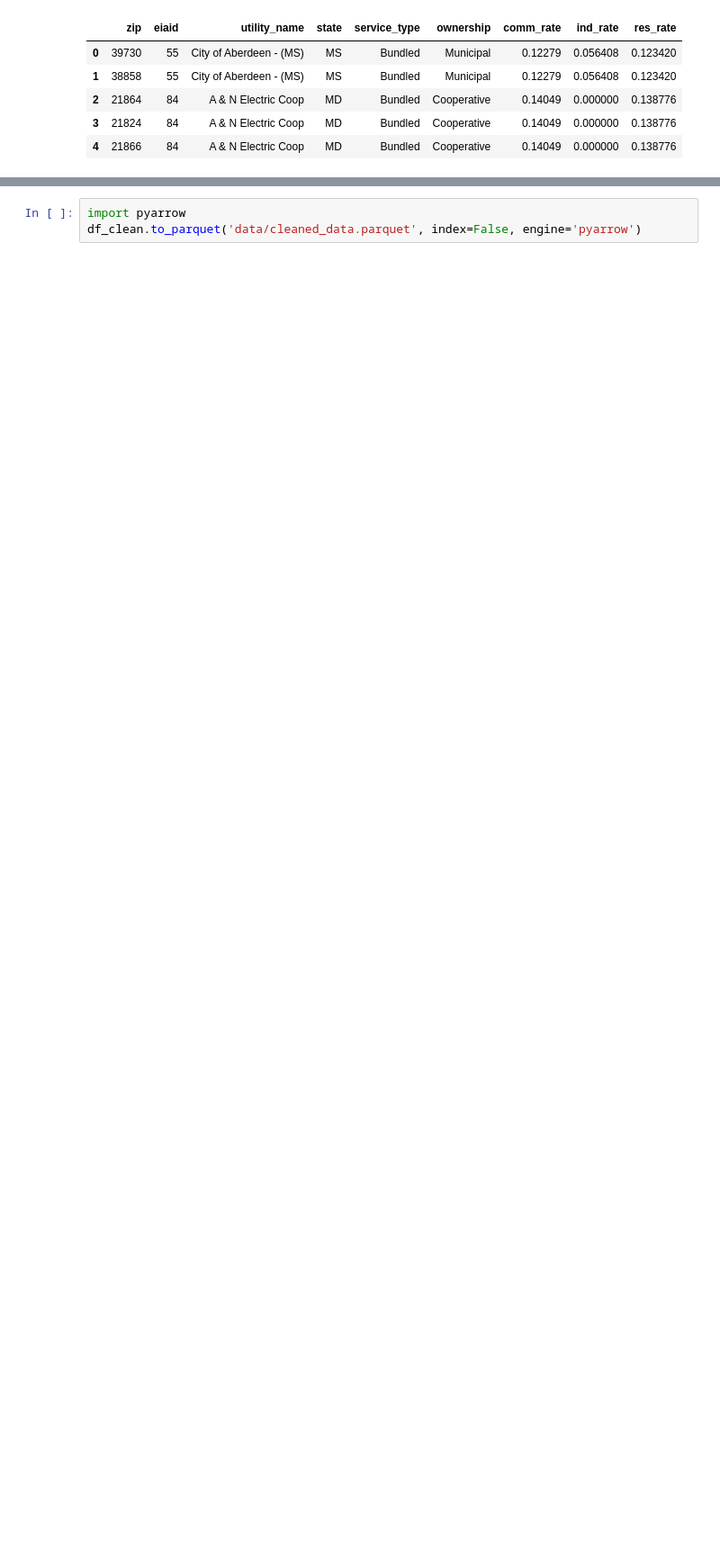
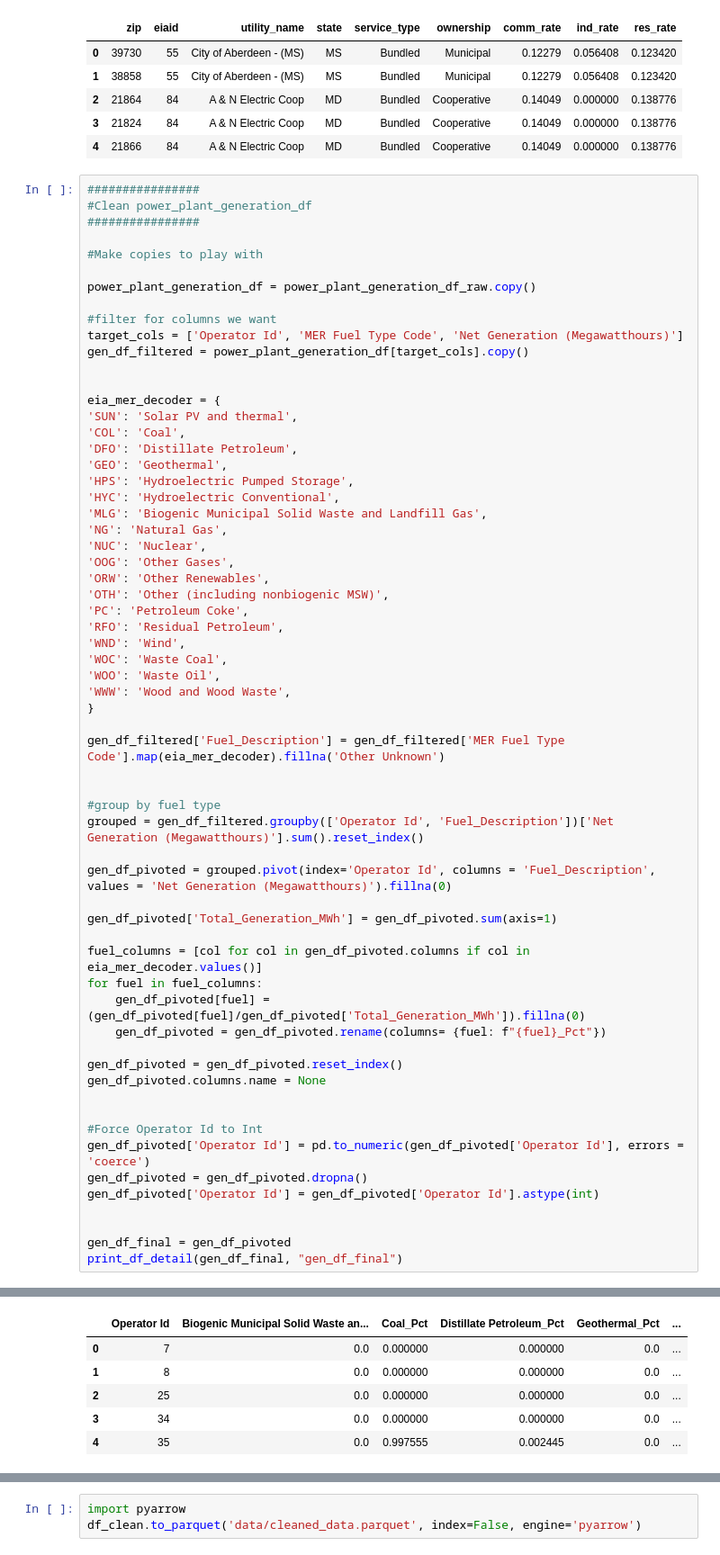
Before and after one commit to jcraciun/watts-the-cost-DATASCI-207, a Jupyter notebook: Watt is the Cost Data Cleaning.ipynb, the cells around one changed output, grey strips where cells are left out. Shown at 90% size. Cells and saved outputs as stored; diff of their text form; blank space fills up the shorter version.

```diff
--- a/Watt is the Cost Data Cleaning.ipynb
+++ b/Watt is the Cost Data Cleaning.ipynb
@@ -304,3 +421,66 @@ Column 8:     res_rate  │   1145 unique values  │  dtype: float64  │  null
 | 2 | 21864 | 84 | A & N Electric Coop | MD | Bundled | Cooperative | 0.14049 | 0.000000 | 0.138776 |
 | 3 | 21824 | 84 | A & N Electric Coop | MD | Bundled | Cooperative | 0.14049 | 0.000000 | 0.138776 |
 | 4 | 21866 | 84 | A & N Electric Coop | MD | Bundled | Cooperative | 0.14049 | 0.000000 | 0.138776 |
+# %%
+################
+#Clean power_plant_generation_df
+################
+
+#Make copies to play with
+
+power_plant_generation_df = power_plant_generation_df_raw.copy()
+
+#filter for columns we want
+target_cols = ['Operator Id', 'MER Fuel Type Code', 'Net Generation (Megawatthours)']
+gen_df_filtered = power_plant_generation_df[target_cols].copy()
+
+
+eia_mer_decoder = {
+'SUN': 'Solar PV and thermal',
+'COL': 'Coal',
+'DFO': 'Distillate Petroleum',
+'GEO': 'Geothermal',
+'HPS': 'Hydroelectric Pumped Storage',
+'HYC': 'Hydroelectric Conventional',
+'MLG': 'Biogenic Municipal Solid Waste and Landfill Gas',
+'NG': 'Natural Gas',
+'NUC': 'Nuclear',
+'OOG': 'Other Gases',
+'ORW': 'Other Renewables',
+'OTH': 'Other (including nonbiogenic MSW)',
+'PC': 'Petroleum Coke',
+'RFO': 'Residual Petroleum',
+'WND': 'Wind',
+'WOC': 'Waste Coal',
+'WOO': 'Waste Oil',
+'WWW': 'Wood and Wood Waste',
+}
+
+gen_df_filtered['Fuel_Description'] = gen_df_filtered['MER Fuel Type Code'].map(eia_mer_decoder).fillna('Other Unknown')
+
+
+#group by fuel type
+grouped = gen_df_filtered.groupby(['Operator Id', 'Fuel_Description'])['Net Generation (Megawatthours)'].sum().reset_index()
+
+gen_df_pivoted = grouped.pivot(index='Operator Id', columns = 'Fuel_Description', values = 'Net Generation (Megawatthours)').fillna(0)
+
+gen_df_pivoted['Total_Generation_MWh'] = gen_df_pivoted.sum(axis=1)
+
+fuel_columns = [col for col in gen_df_pivoted.columns if col in eia_mer_decoder.values()]
+for fuel in fuel_columns:
+    gen_df_pivoted[fuel] = (gen_df_pivoted[fuel]/gen_df_pivoted['Total_Generation_MWh']).fillna(0)
+    gen_df_pivoted = gen_df_pivoted.rename(columns= {fuel: f"{fuel}_Pct"})
+
+gen_df_pivoted = gen_df_pivoted.reset_index()
+gen_df_pivoted.columns.name = None
+
+
+#Force Operator Id to Int
+gen_df_pivoted['Operator Id'] = pd.to_numeric(gen_df_pivoted['Operator Id'], errors = 'coerce')
+gen_df_pivoted = gen_df_pivoted.dropna()
+gen_df_pivoted['Operator Id'] = gen_df_pivoted['Operator Id'].astype(int)
+
+
+gen_df_final = gen_df_pivoted
+print_df_detail(gen_df_final, "gen_df_final")
+# %% [output]
@@ -306,0 +504,6 @@ Column 8:     res_rate  │   1145 unique values  │  dtype: float64  │  null
+|  | Operator Id | Biogenic Municipal Solid Waste an... | Coal_Pct | Distillate Petroleum_Pct | Geothermal_Pct | ... |
+| 0 | 7 | 0.0 | 0.000000 | 0.000000 | 0.0 | ... |
+| 1 | 8 | 0.0 | 0.000000 | 0.000000 | 0.0 | ... |
+| 2 | 25 | 0.0 | 0.000000 | 0.000000 | 0.0 | ... |
+| 3 | 34 | 0.0 | 0.000000 | 0.000000 | 0.0 | ... |
+| 4 | 35 | 0.0 | 0.997555 | 0.002445 | 0.0 | ... |
```
Also changed, not shown: parts of 11 cells of this notebook.
